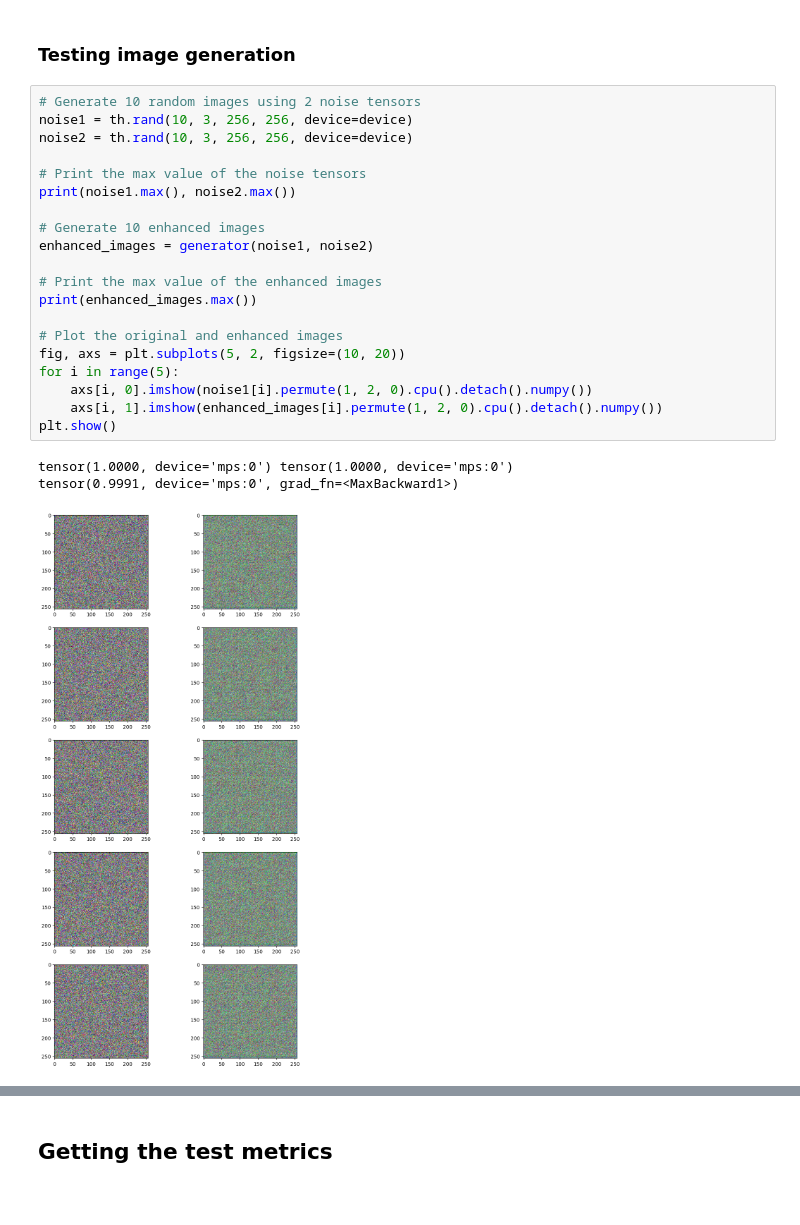
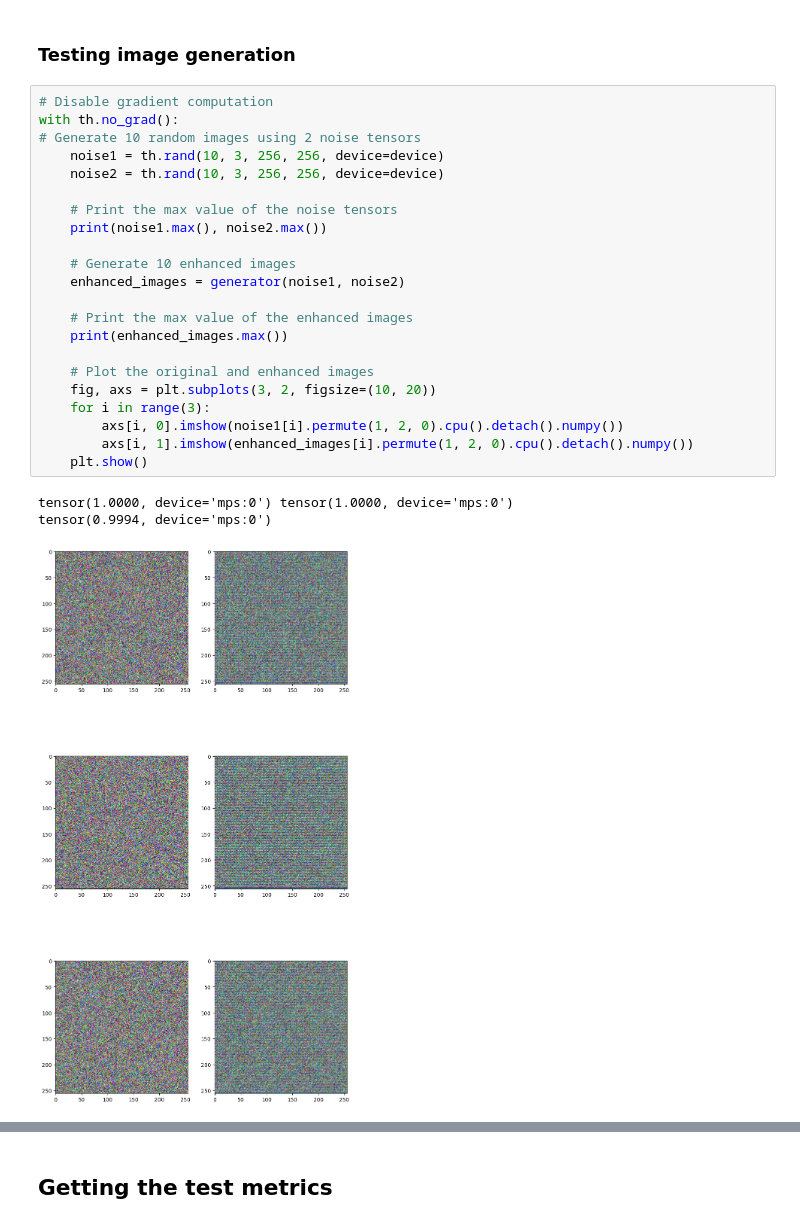
Before and after one commit to HansDahleKvadsheim/Sea-Pix-GAN-Group-6, a Jupyter notebook: sea-pix-GAN.ipynb, the cells around one changed output, grey strips where cells are left out. Drawn from its saved outputs; the diff is of its cells as text.

```diff
--- a/sea-pix-GAN.ipynb
+++ b/sea-pix-GAN.ipynb
@@ -506,26 +514,28 @@ NameError: name 'loss_stats' is not defined
 # %% [markdown]
 ### Testing image generation
 # %%
+# Disable gradient computation
+with th.no_grad():
 # Generate 10 random images using 2 noise tensors
-noise1 = th.rand(10, 3, 256, 256, device=device)
-noise2 = th.rand(10, 3, 256, 256, device=device)
+    noise1 = th.rand(10, 3, 256, 256, device=device)
+    noise2 = th.rand(10, 3, 256, 256, device=device)
 
-# Print the max value of the noise tensors
-print(noise1.max(), noise2.max())
+    # Print the max value of the noise tensors
+    print(noise1.max(), noise2.max())
 
-# Generate 10 enhanced images
-enhanced_images = generator(noise1, noise2)
+    # Generate 10 enhanced images
+    enhanced_images = generator(noise1, noise2)
 
-# Print the max value of the enhanced images
-print(enhanced_images.max())
+    # Print the max value of the enhanced images
+    print(enhanced_images.max())
 
-# Plot the original and enhanced images
-fig, axs = plt.subplots(5, 2, figsize=(10, 20))
-for i in range(5):
-    axs[i, 0].imshow(noise1[i].permute(1, 2, 0).cpu().detach().numpy())
-    axs[i, 1].imshow(enhanced_images[i].permute(1, 2, 0).cpu().detach().numpy())
-plt.show()
+    # Plot the original and enhanced images
+    fig, axs = plt.subplots(3, 2, figsize=(10, 20))
+    for i in range(3):
+        axs[i, 0].imshow(noise1[i].permute(1, 2, 0).cpu().detach().numpy())
+        axs[i, 1].imshow(enhanced_images[i].permute(1, 2, 0).cpu().detach().numpy())
+    plt.show()
 # %% [output]
 tensor(1.0000, device='mps:0') tensor(1.0000, device='mps:0')
-tensor(0.9991, device='mps:0', grad_fn=<MaxBackward1>)
+tensor(0.9994, device='mps:0')
-[figure, old version]
+[figure, new version]
```
Also changed, not shown: parts of 12 cells of this notebook.
